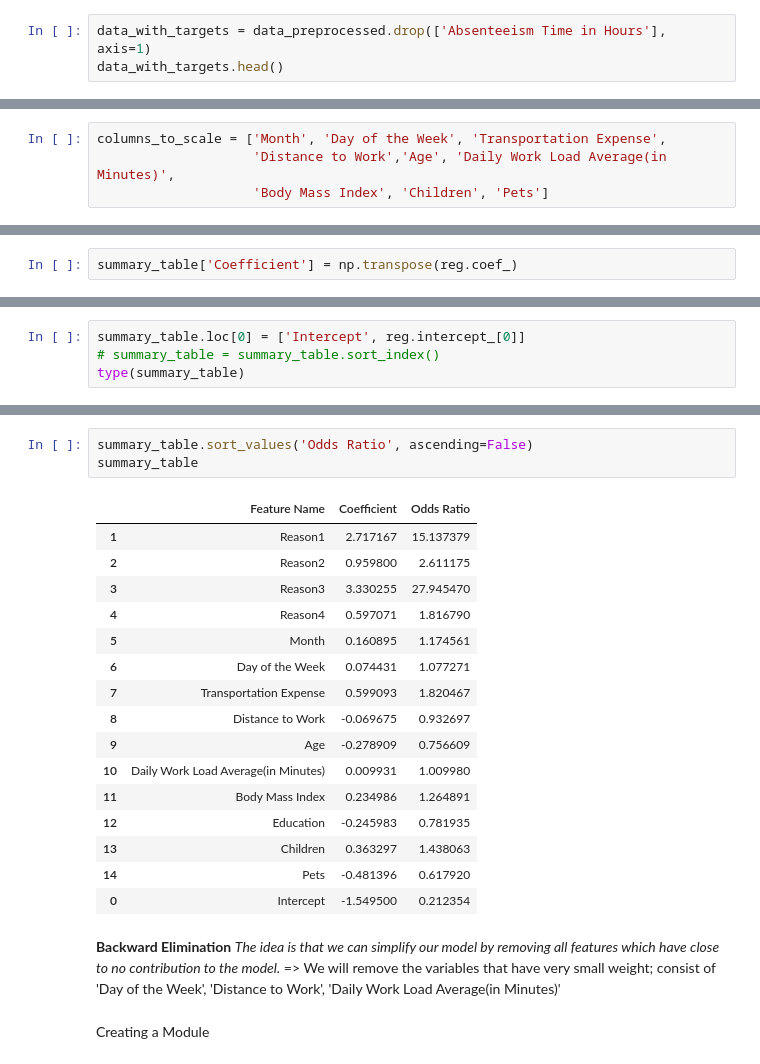
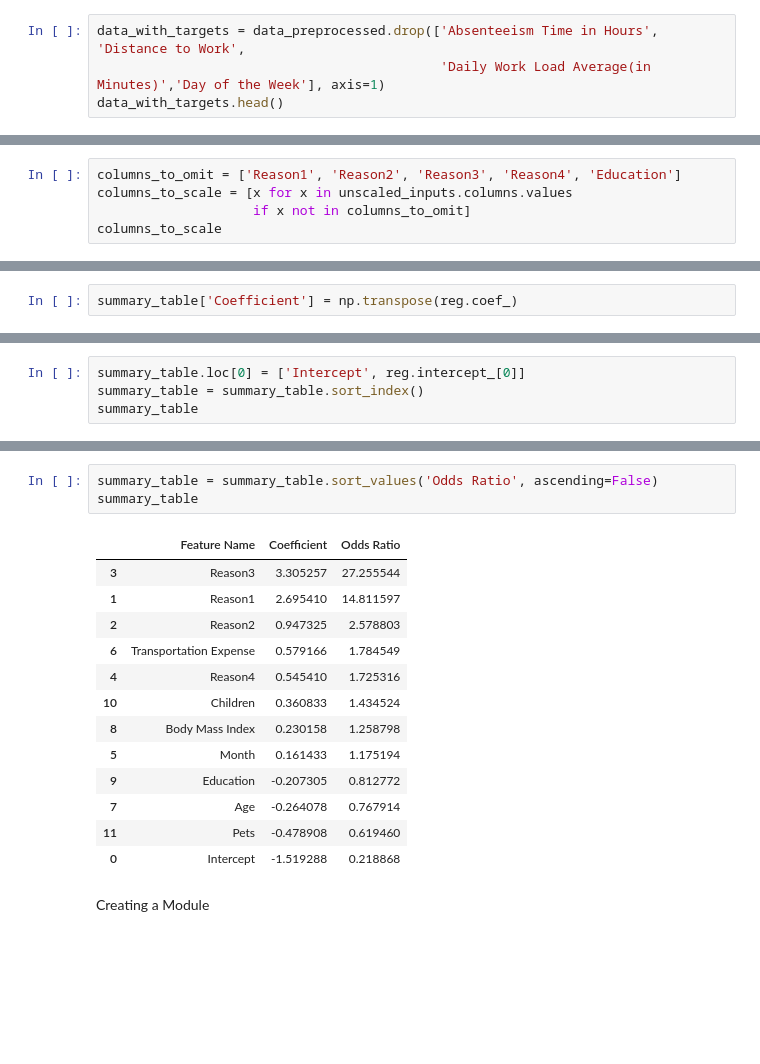
Before and after one commit to sibot89/Absenteeism-Prediction, a Jupyter notebook: Absenteeism_Creating_Model.ipynb, the cells around one changed output, grey strips where cells are left out. Cells and saved outputs as stored; diff of their text form; blank space fills up the shorter version.

Commit message:
Final Model

```diff
--- a/Absenteeism_Creating_Model.ipynb
+++ b/Absenteeism_Creating_Model.ipynb
@@ -59,4 +63,5 @@ We devied targets in 2 categories, for absenteeism less than median the target i
 # %%
-data_with_targets = data_preprocessed.drop(['Absenteeism Time in Hours'], axis=1)
+data_with_targets = data_preprocessed.drop(['Absenteeism Time in Hours', 'Distance to Work',
+                                            'Daily Work Load Average(in Minutes)','Day of the Week'], axis=1)
 data_with_targets.head()
 # %% [output]
@@ -113,4 +117,5 @@ array(['Reason1', 'Reason2', 'Reason3', 'Reason4', 'Month',
 # %%
-columns_to_scale = ['Month', 'Day of the Week', 'Transportation Expense',
-                    'Distance to Work','Age', 'Daily Work Load Average(in Minutes)',
-                    'Body Mass Index', 'Children', 'Pets']
+columns_to_omit = ['Reason1', 'Reason2', 'Reason3', 'Reason4', 'Education']
+columns_to_scale = [x for x in unscaled_inputs.columns.values
+                    if x not in columns_to_omit]
+columns_to_scale
@@ -189,5 +195,5 @@ pandas.core.frame.DataFrame
 # %%
 summary_table.loc[0] = ['Intercept', reg.intercept_[0]]
-# summary_table = summary_table.sort_index()
-type(summary_table)
+summary_table = summary_table.sort_index()
+summary_table
 # %% [output]
@@ -215,27 +230,20 @@ summary_table
 # %%
-summary_table.sort_values('Odds Ratio', ascending=False)
+summary_table = summary_table.sort_values('Odds Ratio', ascending=False)
 summary_table
 # %% [output]
 |  | Feature Name | Coefficient | Odds Ratio |
-| 1 | Reason1 | 2.717167 | 15.137379 |
-| 2 | Reason2 | 0.959800 | 2.611175 |
-| 3 | Reason3 | 3.330255 | 27.945470 |
-| 4 | Reason4 | 0.597071 | 1.816790 |
-| 5 | Month | 0.160895 | 1.174561 |
-| 6 | Day of the Week | 0.074431 | 1.077271 |
-| 7 | Transportation Expense | 0.599093 | 1.820467 |
-| 8 | Distance to Work | -0.069675 | 0.932697 |
-| 9 | Age | -0.278909 | 0.756609 |
-| 10 | Daily Work Load Average(in Minutes) | 0.009931 | 1.009980 |
-| 11 | Body Mass Index | 0.234986 | 1.264891 |
-| 12 | Education | -0.245983 | 0.781935 |
-| 13 | Children | 0.363297 | 1.438063 |
-| 14 | Pets | -0.481396 | 0.617920 |
-| 0 | Intercept | -1.549500 | 0.212354 |
+| 3 | Reason3 | 3.305257 | 27.255544 |
+| 1 | Reason1 | 2.695410 | 14.811597 |
+| 2 | Reason2 | 0.947325 | 2.578803 |
+| 6 | Transportation Expense | 0.579166 | 1.784549 |
+| 4 | Reason4 | 0.545410 | 1.725316 |
+| 10 | Children | 0.360833 | 1.434524 |
+| 8 | Body Mass Index | 0.230158 | 1.258798 |
+| 5 | Month | 0.161433 | 1.175194 |
+| 9 | Education | -0.207305 | 0.812772 |
+| 7 | Age | -0.264078 | 0.767914 |
+| 11 | Pets | -0.478908 | 0.619460 |
+| 0 | Intercept | -1.519288 | 0.218868 |
-# %% [markdown]
-**Backward Elimination**
-*The idea is that we can simplify our model by removing all features which have close to no contribution to the model.*
-=> We will remove the variables that have very small weight; consist of 'Day of the Week', 'Distance to Work', 'Daily Work Load Average(in Minutes)'
 # %% [markdown]
 Creating a Module
 # %%
```
Also changed, not shown: parts of 15 cells of this notebook.
